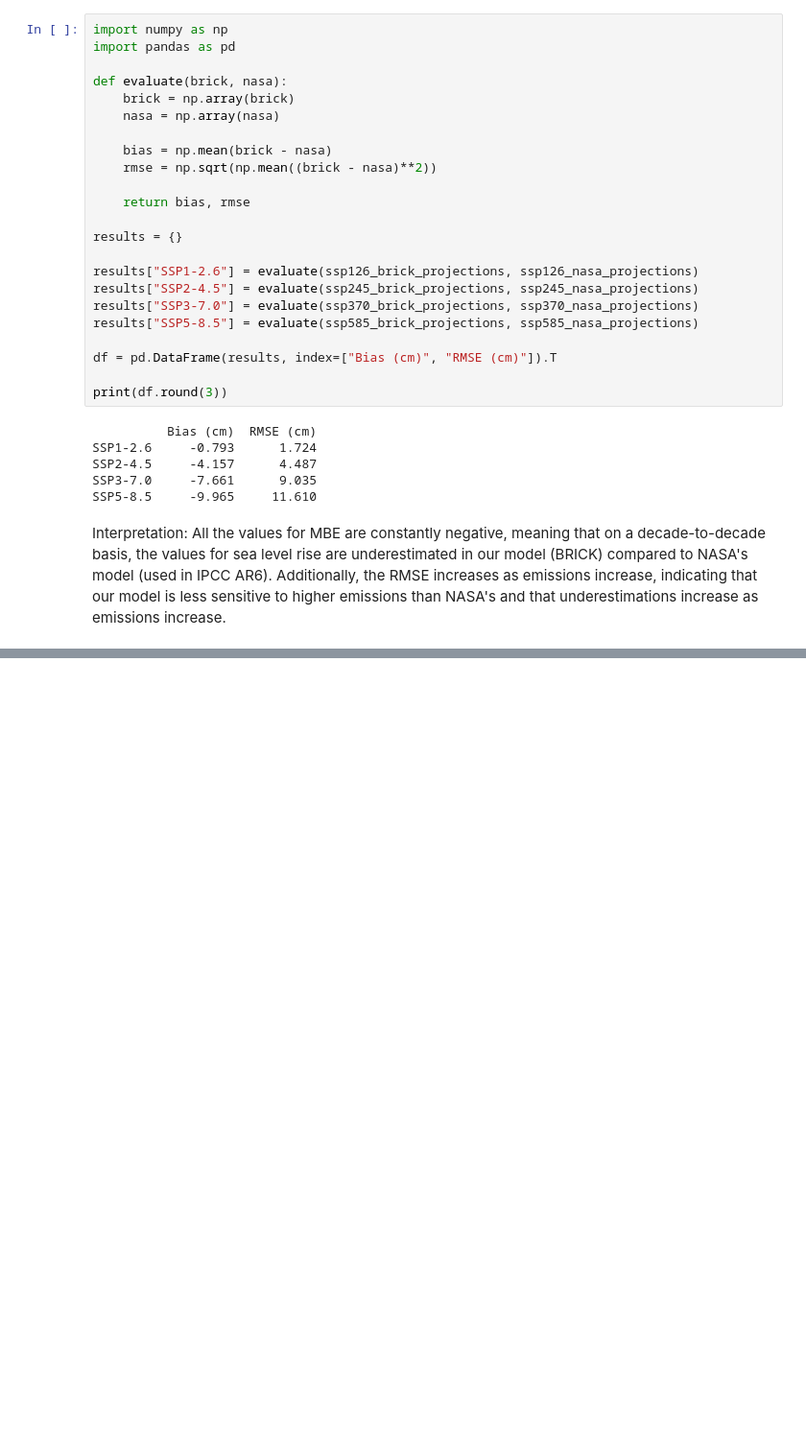
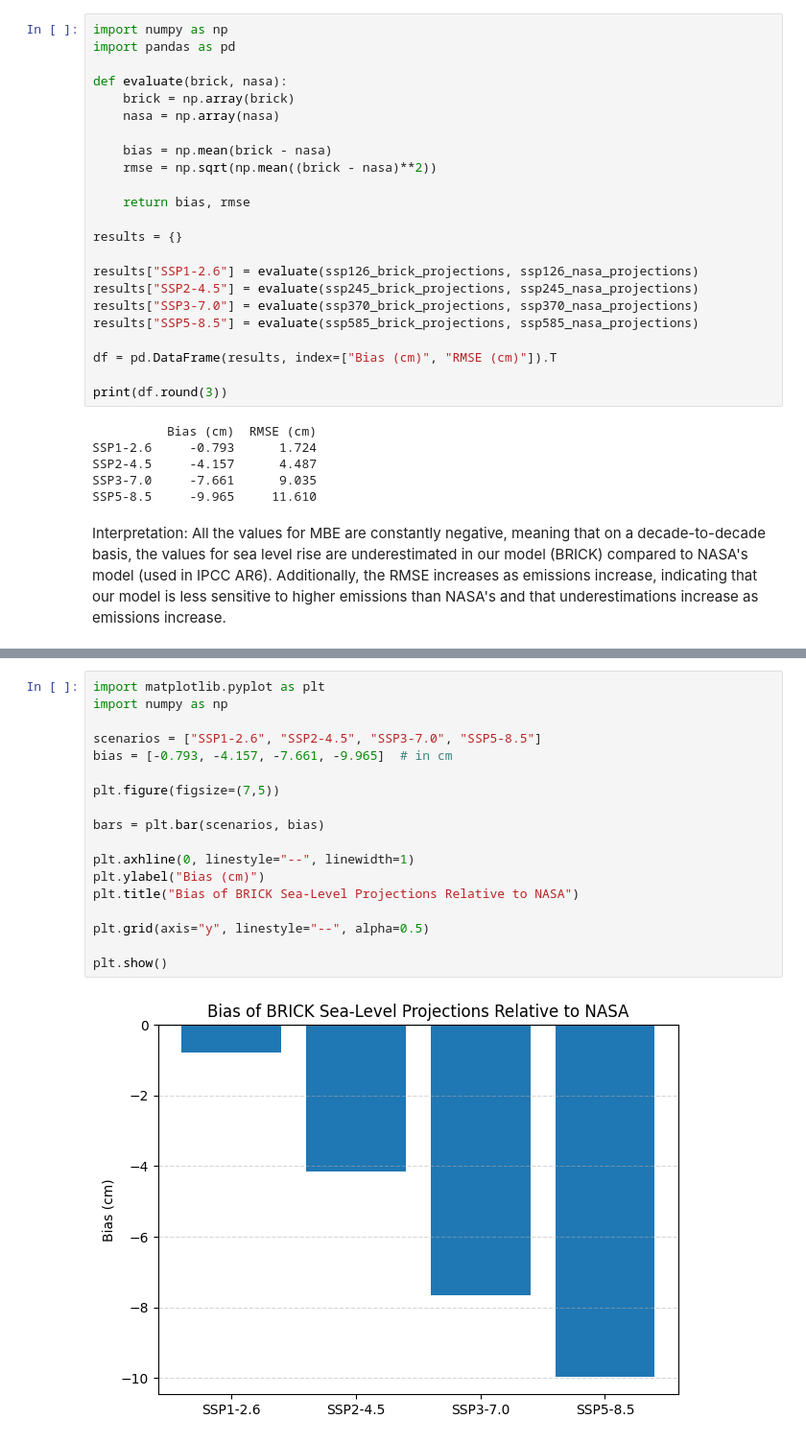
Before and after one commit to Nolancchu/DSC180B-B05-1-Capstone, a Jupyter notebook: model_evaluation.ipynb, the cells around one changed output, grey strips where cells are left out. Shown at 96% size. Saved outputs shown, nothing was run; the diff lists cells and outputs as text; blank space fills up the shorter version.

```diff
--- a/model_evaluation.ipynb
+++ b/model_evaluation.ipynb
@@ -107,0 +166,20 @@ Interpretation: All the values for MBE are constantly negative, meaning that on
+# %%
+import matplotlib.pyplot as plt
+import numpy as np
+
+scenarios = ["SSP1-2.6", "SSP2-4.5", "SSP3-7.0", "SSP5-8.5"]
+bias = [-0.793, -4.157, -7.661, -9.965]  # in cm
+
+plt.figure(figsize=(7,5))
+
+bars = plt.bar(scenarios, bias)
+
+plt.axhline(0, linestyle="--", linewidth=1)
+plt.ylabel("Bias (cm)")
+plt.title("Bias of BRICK Sea-Level Projections Relative to NASA")
+
+plt.grid(axis="y", linestyle="--", alpha=0.5)
+
+plt.show()
+# %% [output]
+[figure, added]
```
Also changed, not shown: parts of 3 cells of this notebook.
